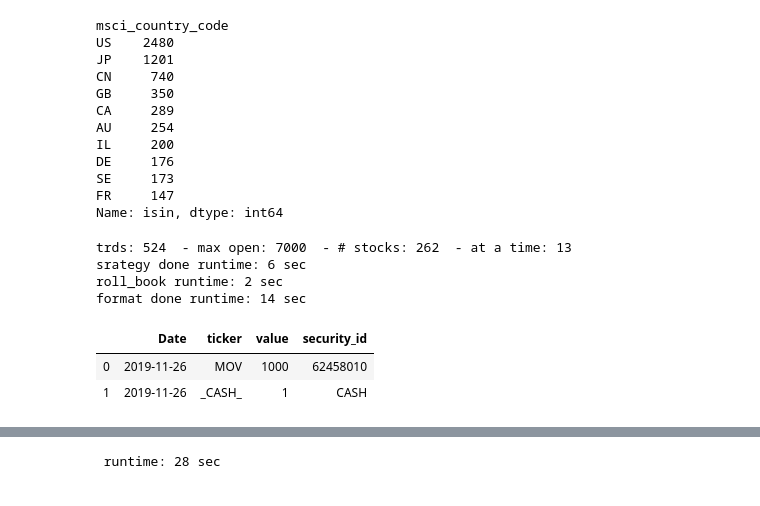
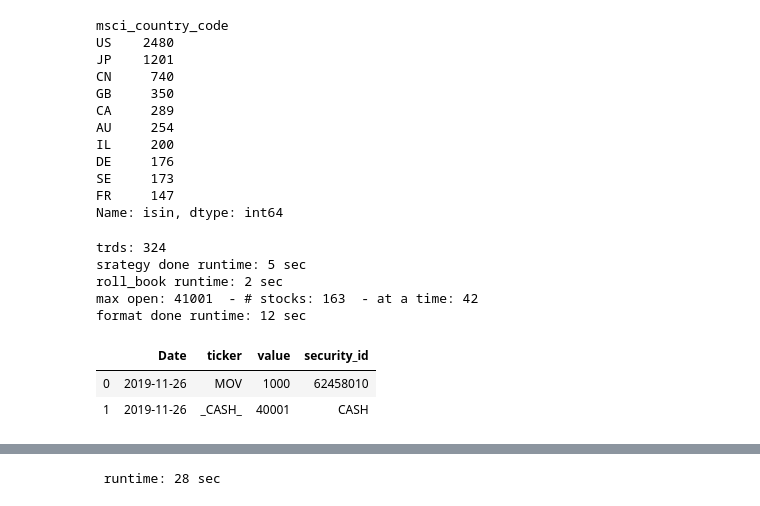
Before and after one commit to antogranell/index_calculator, a Jupyter notebook: notebooks/project_index.ipynb, the cells around one changed output, grey strips where cells are left out. Drawn from its saved outputs; the diff is of its cells as text; code cells hidden in the pictures.

```diff
--- a/notebooks/project_index.ipynb
+++ b/notebooks/project_index.ipynb
@@ -140,6 +140,29 @@ Name: isin, dtype: int64
 #perf.columns = ['security_id','Date','tr']
 #dftrd = pd.merge(dftrd, perf, how='left', on =['Date','security_id'])
 #hlp.timeit(t1)
+# %%
+def roll_book_fixedcash(dfbook, cashval, addcash=True):
+    t1 = dt.datetime.now()
+    if addcash:
+        dfbook_1 = pd.DataFrame([['ticker','_CASH_', cashval]], columns=['id_type','id_val', 'value'])
+    else:
+        dfbook_1 = pd.DataFrame([], columns=['id_type','id_val', 'value'])
+    rolledbook = pd.DataFrame([], columns=['Date','id_type','id_val', 'value'])
+    i=0
+    for d in dfbook.Date.drop_duplicates():
+        dfbook_2 = pd.concat([dfbook[dfbook.Date==d][['id_type','id_val','value']], dfbook_1])
+        dfbook_2 = dfbook_2.groupby(['id_val','id_type']).sum().reset_index()
+        dfbook_2['value'] = dfbook_2['value'].apply(pd.to_numeric, errors='coerce')
+        dfbook_2['Date'] = d
+        dfbook_2 = dfbook_2.drop(dfbook_2[(dfbook_2['value'] <= 0)].index)
+        dfbook_2.loc[dfbook_2.id_val=='_CASH_', 'value'] = cashval - dfbook_2[dfbook_2.id_val!='_CASH_'].value.sum()
+        rolledbook = pd.concat([rolledbook, dfbook_2])
+        dfbook_1 = dfbook_2
+        #if i%50==0:
+        #    print(i, 'of', len(dfbook.Date.drop_duplicates()))
+        i+=1
+    hlp.timeit(t1, 'roll_book')
+    return rolledbook
 # %%
 #filter
 t1 = dt.datetime.now()
@@ -147,16 +170,17 @@ idx1 = dftrd[(dftrd.tr.notnull()) & (dftrd.ticker.notnull())].index
 
 create_compo = True
 
-colist = ['JP','US']
+colist = ['US']
 idaychg = 0.07 # ----------- min intraday change
-sizedecile = [10] # ----------- size quartile
-turnover = 0.05 # ---------min ADTV / MCAP
+sizedecile = [10,20,30,40,50] # ----------- size decle
+turnover = 0.07 # ---------min ADTV / MCAP
 minpr = 0.5 # --------- min price
-maxpr = 200 # --------- max price
+maxpr = 500 # --------- max price
 lstretmin = -0.3 # --------- min last return
-lstretmax = -0.05 # --------- max last return
+lstretmax = -0.1 # --------- max last return
 occurence = 1 # --------- time it happens
-hold = 7
+hold = 60
+
 
 idx2 = dftrd[(dftrd.msci_country_code.isin(colist))].index
 dftrd_ = dftrd.loc[idx1 & idx2]
@@ -177,39 +201,43 @@ t = dftrd_.loc[idx3 & idx4 & idx5 & idx6 & idx7]
 
 t['t'] = 1
 t['rank'] = t[['Date','ticker','security_id','t']].sort_values(['ticker','Date'], ascending=[1,1]).groupby('ticker')['t'].rank(method='first')
 compo1 = t[t['rank']==1][['Date','ticker','security_id']].sort_values(['Date','ticker'], ascending=[1,1])
 
 compo1['value'] = 1000
 compo2 = compo1.copy()
 
 compo2['Date'] = compo2['Date'].map(lambda x: x + DateOffset(days=hold))
 compo2['value'] = -1000
 
 compo = pd.concat([compo1, compo2]).sort_values('Date').reset_index(drop=True)
 compo['id_type'] = 'ticker'
 compo = compo.rename(columns={'ticker':'id_val'})
 compo = compo[['Date','id_type','id_val','value']]
 
-print('trds:', len(compo), ' - max open:', compo.groupby('Date').value.sum().max(), ' - # stocks:', len(compo.id_val.drop_duplicates()), ' - at a time:', compo.groupby('Date').id_val.count().max())
+print('trds:', len(compo))
 hlp.timeit(t1, 'srategy done')
 
 #compo = hdb.get_comp_file(dfcomp, compo) #------- very slow
+cashval = 41001
 if create_compo:
-    compo = hdb.roll_book(compo)
+    #compo = hdb.roll_book(compo)
+    compo = roll_book_fixedcash(compo, cashval)
+    print('max open:', compo.groupby('Date').value.sum().max(), ' - # stocks:', len(compo.id_val.drop_duplicates()), ' - at a time:', compo.groupby('Date').id_val.count().max())
     dfmrg = dfcomp.sort_values(['Date','security_id','ticker'], ascending=[0,1,1]).drop_duplicates(subset=['security_id','ticker'], keep='first')[['security_id','ticker']]
     compo = pd.merge(compo[['Date','id_val','value']].rename(columns={'id_val':'ticker'}), dfmrg, how='left', on=['ticker'])
     compo.loc[compo.ticker=='_CASH_', 'security_id'] = 'CASH'
 hlp.timeit(t1, 'format done')
 
 compo.head(2)
 # %% [output]
-trds: 524  - max open: 7000  - # stocks: 262  - at a time: 13
-srategy done runtime: 6 sec
+trds: 324
+srategy done runtime: 5 sec
 roll_book runtime: 2 sec
-format done runtime: 14 sec
+max open: 41001  - # stocks: 163  - at a time: 42
+format done runtime: 12 sec
 |  | Date | ticker | value | security_id |
 | 0 | 2019-11-26 | MOV | 1000 | 62458010 |
-| 1 | 2019-11-26 | _CASH_ | 1 | CASH |
+| 1 | 2019-11-26 | _CASH_ | 40001 | CASH |
 # %%
 ## plot and bm
 t1 = dt.datetime.now()
```
Also changed, not shown: parts of 7 cells of this notebook.
